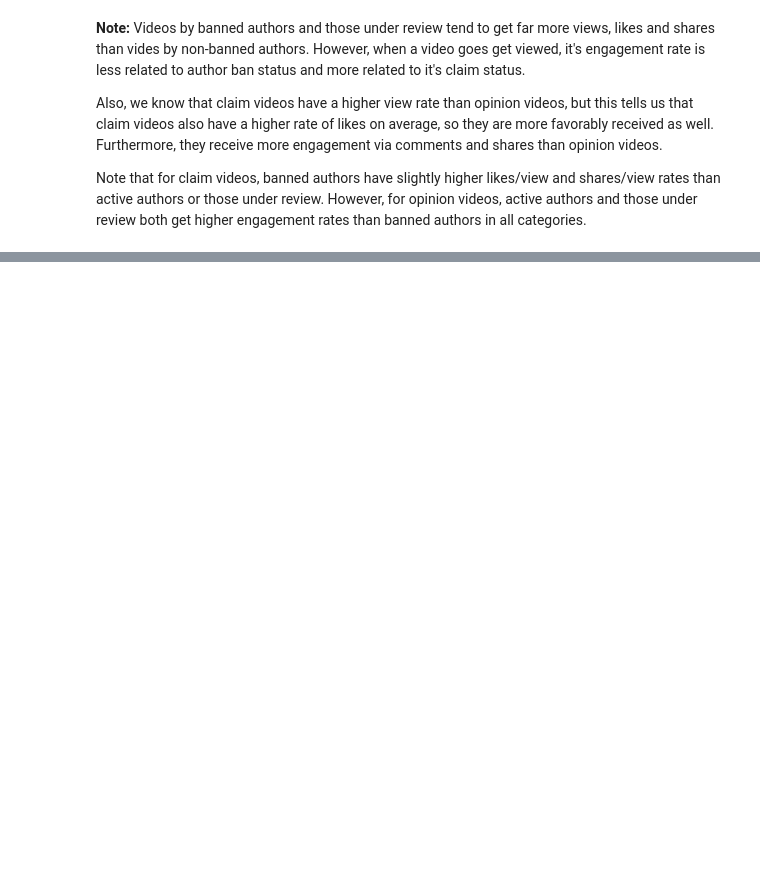
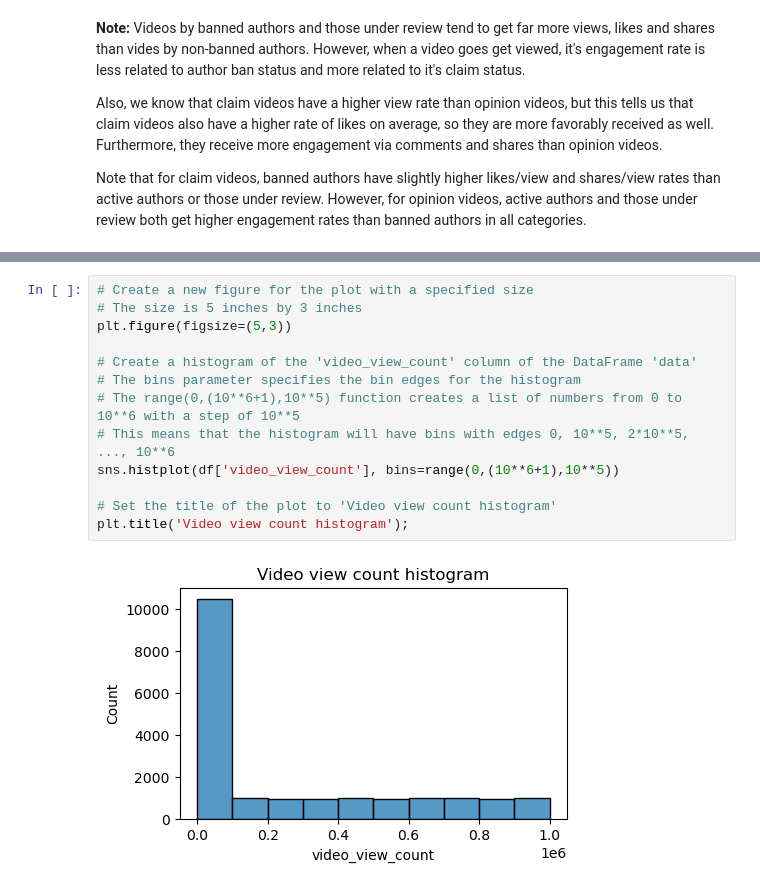
Before and after one commit to allan-gadelha/Google-Advanced-Data-Analytics-Portfolio, a Jupyter notebook: TikTok/notebooks/analysis.ipynb, the cells around one changed output, grey strips where cells are left out. Drawn from its saved outputs; the diff is of its cells as text; blank space fills up the shorter version.

```diff
--- a/TikTok/notebooks/analysis.ipynb
+++ b/TikTok/notebooks/analysis.ipynb
@@ -304,0 +374,15 @@ Note that for claim videos, banned authors have slightly higher likes/view and s
+# %%
+# Create a new figure for the plot with a specified size
+# The size is 5 inches by 3 inches
+plt.figure(figsize=(5,3))
+
+# Create a histogram of the 'video_view_count' column of the DataFrame 'data'
+# The bins parameter specifies the bin edges for the histogram
+# The range(0,(10**6+1),10**5) function creates a list of numbers from 0 to 10**6 with a step of 10**5
+# This means that the histogram will have bins with edges 0, 10**5, 2*10**5, ..., 10**6
+sns.histplot(df['video_view_count'], bins=range(0,(10**6+1),10**5))
+
+# Set the title of the plot to 'Video view count histogram'
+plt.title('Video view count histogram');
+# %% [output]
+[figure, added]
```
Also changed, not shown: parts of 48 cells of this notebook.
